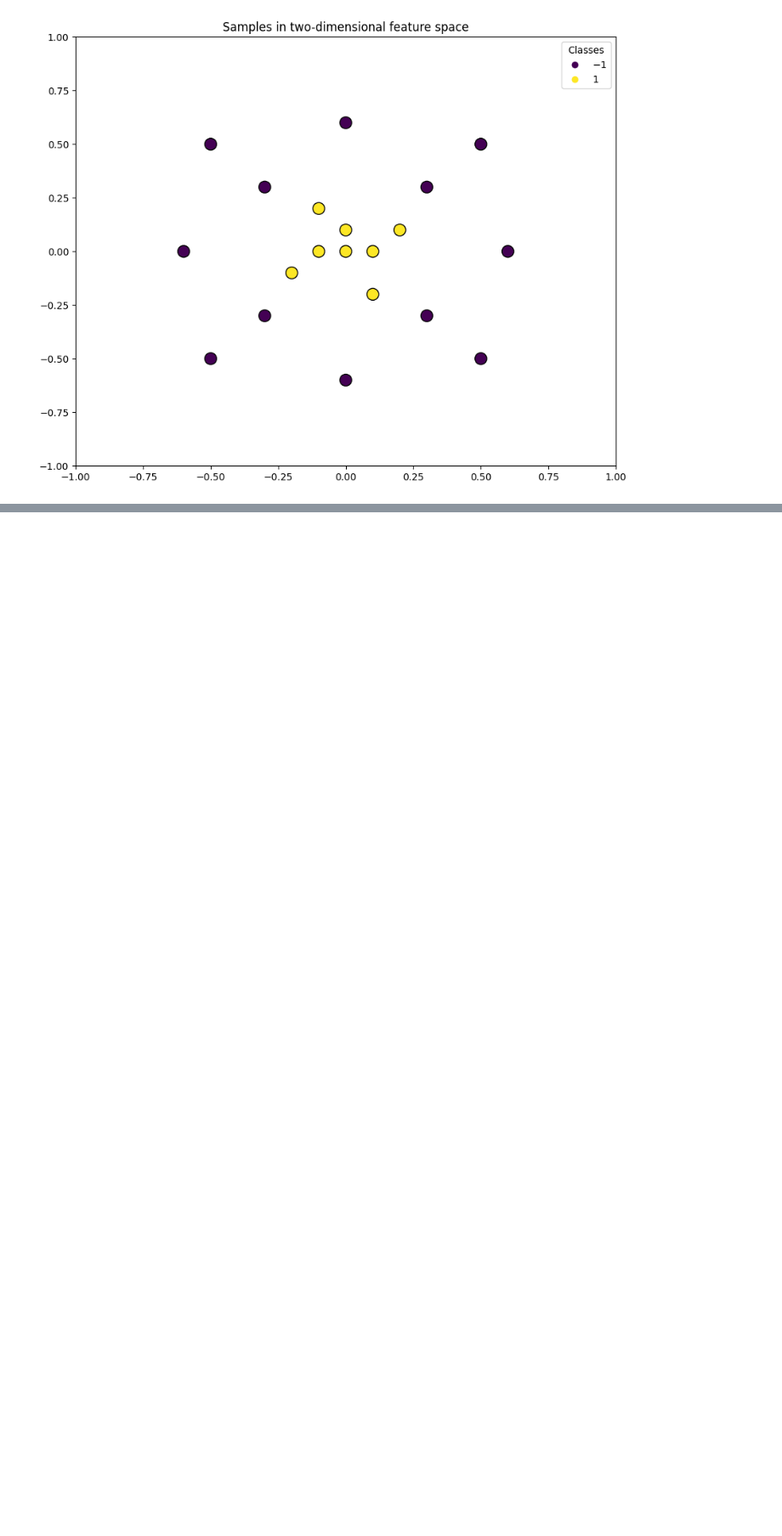
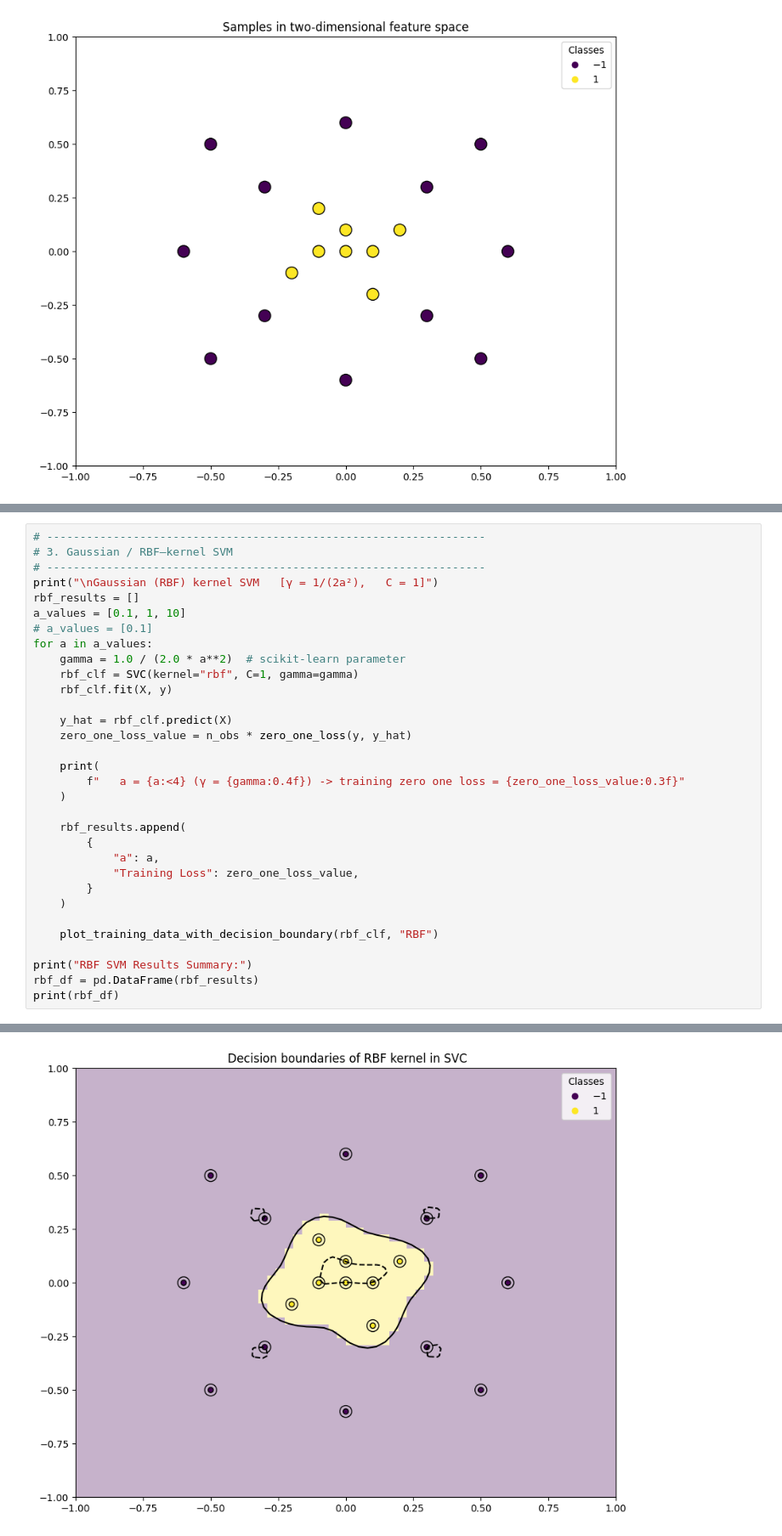
Before and after one commit to carsten-j/MLB, a Jupyter notebook: HA3/o3.ipynb, the cells around one changed output, grey strips where cells are left out. Shown at 85% size. Drawn from its saved outputs; the diff is of its cells as text; blank space fills up the shorter version.

```diff
--- a/HA3/o3.ipynb
+++ b/HA3/o3.ipynb
@@ -206,0 +132,33 @@ plt.show()
+# %%
+# ------------------------------------------------------------------
+# 3. Gaussian / RBF–kernel SVM
+# ------------------------------------------------------------------
+print("\nGaussian (RBF) kernel SVM   [γ = 1/(2a²),   C = 1]")
+rbf_results = []
+a_values = [0.1, 1, 10]
+# a_values = [0.1]
+for a in a_values:
+    gamma = 1.0 / (2.0 * a**2)  # scikit-learn parameter
+    rbf_clf = SVC(kernel="rbf", C=1, gamma=gamma)
+    rbf_clf.fit(X, y)
+
+    y_hat = rbf_clf.predict(X)
+    zero_one_loss_value = n_obs * zero_one_loss(y, y_hat)
+
+    print(
+        f"   a = {a:<4} (γ = {gamma:0.4f}) -> training zero one loss = {zero_one_loss_value:0.3f}"
+    )
+
+    rbf_results.append(
+        {
+            "a": a,
+            "Training Loss": zero_one_loss_value,
+        }
+    )
+
+    plot_training_data_with_decision_boundary(rbf_clf, "RBF")
+
+print("RBF SVM Results Summary:")
+rbf_df = pd.DataFrame(rbf_results)
+print(rbf_df)
+# %% [output]
@@ -206,0 +174 @@ plt.show()
+[figure, added]
```
Also changed, not shown: parts of 13 cells of this notebook, 2 other files.
